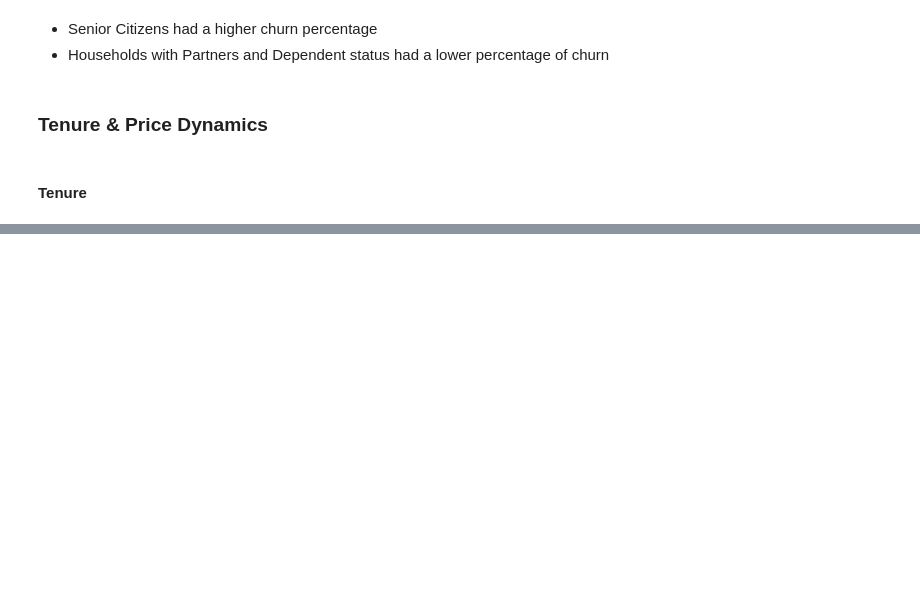
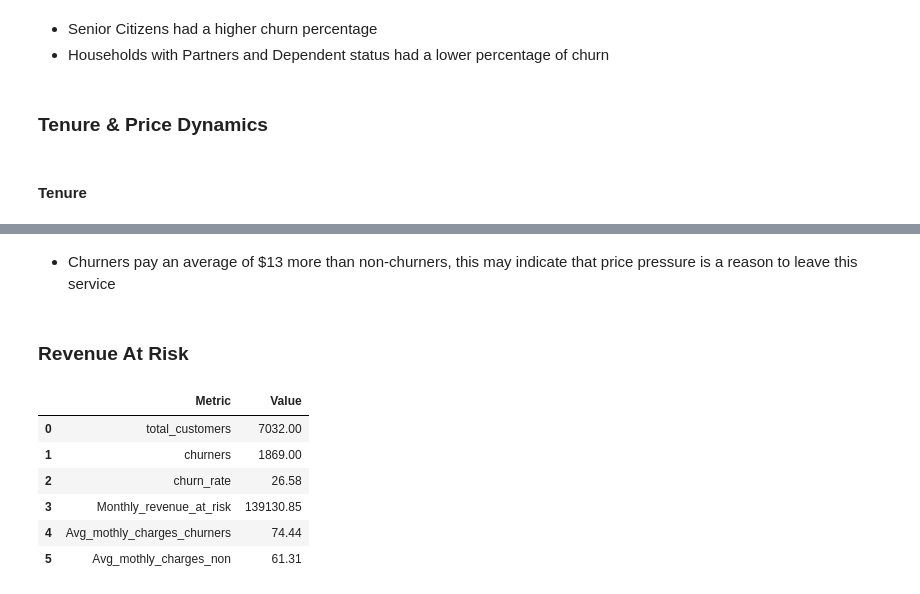
Before and after one commit to dylan123104/Telco-Customer-Churn, a Jupyter notebook: EDA-Churn.ipynb, the cells around one changed output, grey strips where cells are left out. Saved outputs shown, nothing was run; the diff lists cells and outputs as text; code cells hidden in the pictures; blank space fills up the shorter version.

```diff
--- a/EDA-Churn.ipynb
+++ b/EDA-Churn.ipynb
@@ -302,0 +333,26 @@ TenureGroup
+# %% [markdown]
+- Churners pay an average of $13 more than non-churners, this may indicate that price pressure is a reason to leave this service
+# %% [markdown]
+### **Revenue At Risk**
+# %%
+total_customers = len(df)
+churners = len(df[df['Churn'] == 'Yes'])
+churn_rate = round(churners / total_customers * 100, 2)
+Monthly_revenue_at_risk = round(sum(df[df['Churn'] == 'Yes']['MonthlyCharges']), 2)
+Avg_mothly_charges_churners = round(sum(df[df['Churn'] == 'Yes']['MonthlyCharges'])/len(df[df['Churn'] == 'Yes']['MonthlyCharges']), 2)
+Avg_mothly_charges_non = round(sum(df[df['Churn'] == 'No']['MonthlyCharges'])/len(df[df['Churn'] == 'No']['MonthlyCharges']), 2)
+
+data = {
+    "Metric": ["total_customers", "churners", "churn_rate", "Monthly_revenue_at_risk", "Avg_mothly_charges_churners", "Avg_mothly_charges_non"],
+    "Value": [total_customers, churners, churn_rate, Monthly_revenue_at_risk, Avg_mothly_charges_churners, Avg_mothly_charges_non]
+    }
+revenue_table = pd.DataFrame(data)
+revenue_table
+# %% [output]
+|  | Metric | Value |
+| 0 | total_customers | 7032.00 |
+| 1 | churners | 1869.00 |
+| 2 | churn_rate | 26.58 |
+| 3 | Monthly_revenue_at_risk | 139130.85 |
+| 4 | Avg_mothly_charges_churners | 74.44 |
+| 5 | Avg_mothly_charges_non | 61.31 |
```
Also changed, not shown: parts of 4 cells of this notebook.
